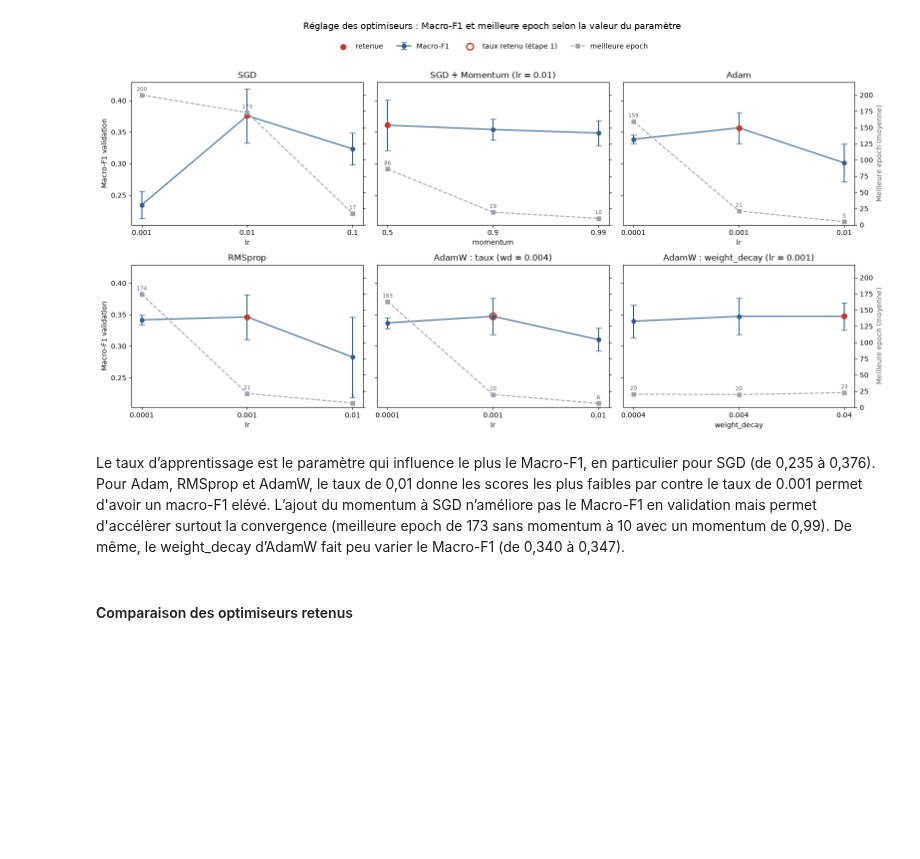
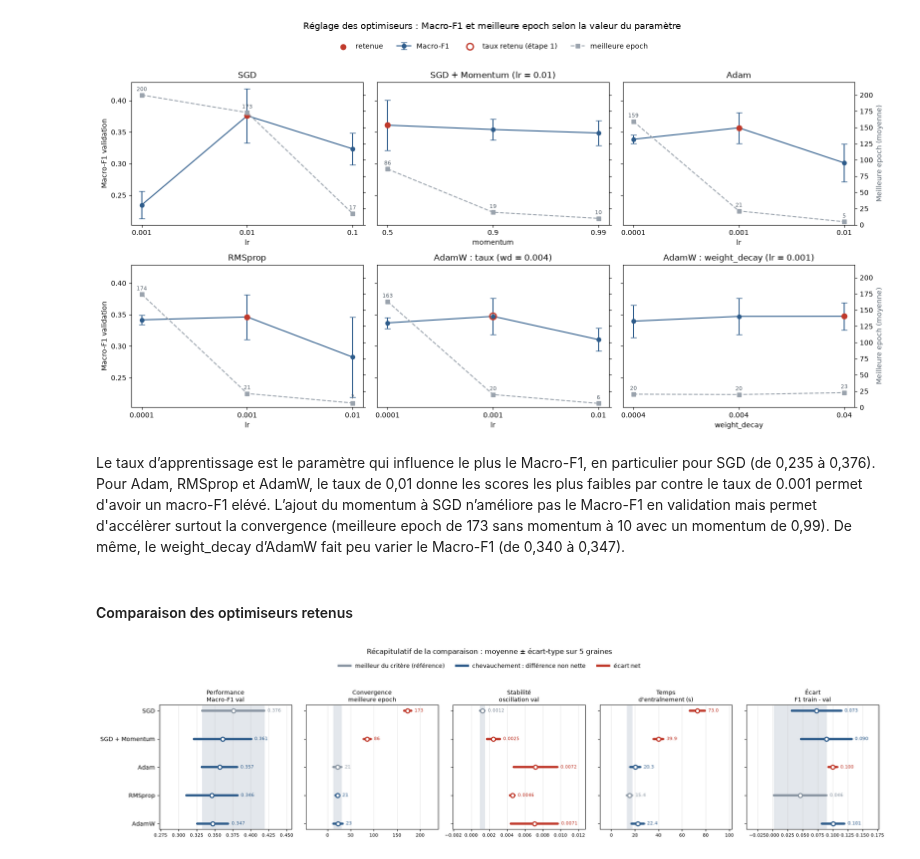
Before and after one commit to DanielYahiri/school-project, a Jupyter notebook: experience A.ipynb, the cells around one changed output. Drawn from its saved outputs; the diff is of its cells as text; code cells hidden in the pictures; blank space fills up the shorter version.

```diff
--- a/experience A.ipynb
+++ b/experience A.ipynb
@@ -705,27 +706,65 @@ Le taux d’apprentissage est le paramètre qui influence le plus le Macro-F1, e
 # %% [markdown]
 #### Comparaison des optimiseurs retenus
 # %%
-# B.6 Tableau récapitulatif des optimiseurs retenus (validation, moyenne ± écart-type sur 5 graines)
-# Une colonne par critère de l'énoncé :
-#   performance en validation   -> val_f1_macro (critère principal), val_mcc et métriques complémentaires
-#   convergence                 -> meilleure_epoch (epoch du minimum de la perte de validation)
-#   stabilité des courbes       -> instabilite_val (oscillations) et écarts-types entre graines
-#   temps d'entraînement        -> temps_s (dépend aussi de la charge de l'ordinateur)
-#   écart entraînement / valid. -> ecart_f1_train_val
+# Tableau récapitulatif des optimiseurs retenus (validation, moyenne ± écart-type sur 5 graines)
+
 
 garder = [(o, RETENUES[o]) for o in OPTIMISEURS]
 resultats_B = reglage_df[[(o, c) in garder for o, c in zip(reglage_df["optimiseur"], reglage_df["config"])]].copy()
 resultats_B.to_csv(os.path.join(DOSSIER_SORTIE_B, "resultats_detailles.csv"), index=False)
 
 colonnes_B = ["val_f1_macro", "val_mcc", "val_accuracy", "val_precision_macro", "val_recall_macro",
               "val_f1_pondere", "ecart_f1_train_val", "meilleure_epoch", "epochs_effectuees",
               "instabilite_val", "temps_s"]
 recap_B = resultats_B.groupby("optimiseur")[colonnes_B].agg(["mean", "std"]).loc[OPTIMISEURS]
 
 tableau_B = pd.DataFrame(index=recap_B.index)
 tableau_B["Configuration"] = [RETENUES[o] for o in OPTIMISEURS]
 for c in colonnes_B:
     dec = 0 if c in ("meilleure_epoch", "epochs_effectuees") else (1 if c == "temps_s" else 3)
     tableau_B[c] = [f"{m:.{dec}f} ± {s:.{dec}f}" for m, s in zip(recap_B[(c, "mean")], recap_B[(c, "std")])]
 tableau_B.to_csv(os.path.join(DOSSIER_SORTIE_B, "recapitulatif_optimiseurs.csv"))
-display(tableau_B)
+
+
+criteres_chev = [  # (colonne, titre, format, sens : True = plus grand est meilleur)
+    ("val_f1_macro", "Performance\nMacro-F1 val", ".3f", True),
+    ("meilleure_epoch", "Convergence\nmeilleure epoch", ".0f", False),
+    ("instabilite_val", "Stabilité\noscillation val", ".4f", False),
+    ("temps_s", "Temps\nd'entraînement (s)", ".1f", False),
+    ("ecart_f1_train_val", "Écart\nF1 train - val", ".3f", False),
+]
+stats_chev = resultats_B.groupby("optimiseur")[[c for c, _, _, _ in criteres_chev]].agg(["mean", "std"]).loc[OPTIMISEURS]
+
+fig, axes = plt.subplots(1, len(criteres_chev), figsize=(19, 4.8), sharey=True)
+y = np.arange(len(OPTIMISEURS))[::-1]                        # premier optimiseur en haut
+for ax, (col, titre, fmt, plus_grand_meilleur) in zip(axes, criteres_chev):
+    m, s = stats_chev[(col, "mean")], stats_chev[(col, "std")]
+    meilleur = m.idxmax() if plus_grand_meilleur else m.idxmin()
+    bas_ref, haut_ref = m[meilleur] - s[meilleur], m[meilleur] + s[meilleur]
+    ax.axvspan(bas_ref, haut_ref, color="#e3e7ec")             # bande de référence
+    for yi, opt in zip(y, OPTIMISEURS):
+        bas, haut = m[opt] - s[opt], m[opt] + s[opt]
+        if opt == meilleur:
+            c = "#8a96a3"
+        else:
+            chevauche = bas <= haut_ref and haut >= bas_ref
+            c = "#2e5c8b" if chevauche else "#c0392b"
+        ax.plot([bas, haut], [yi, yi], color=c, lw=4, solid_capstyle="round")
+        ax.plot(m[opt], yi, "o", color="white", mec=c, mew=2, ms=7)
+        ax.text(haut, yi, f"  {m[opt]:{fmt}}", va="center", fontsize=8, color=c)
+    ax.set_title(titre, fontsize=10)
+    ax.margins(x=0.35)                                         # place pour les valeurs à droite
+    ax.grid(axis="x", alpha=0.3)
+    ax.tick_params(axis="x", labelsize=8)
+axes[0].set_yticks(y, OPTIMISEURS)
+
+legende = [Line2D([0], [0], color="#8a96a3", lw=4, label="meilleur du critère (référence)"),
+           Line2D([0], [0], color="#2e5c8b", lw=4, label="chevauchement : différence non nette"),
+           Line2D([0], [0], color="#c0392b", lw=4, label="écart net")]
+fig.legend(handles=legende, loc="upper center", ncol=3, bbox_to_anchor=(0.5, 0.93), frameon=False, fontsize=10)
+fig.suptitle("Récapitulatif de la comparaison : moyenne ± écart-type sur 5 graines", fontsize=12)
+plt.tight_layout(rect=[0, 0, 1, 0.88])
+plt.savefig(os.path.join(DOSSIER_SORTIE_B, "recapitulatif_chevauchement.png"), dpi=150)
+plt.show()
+# %% [output]
+[figure, added]
```
Also changed, not shown: parts of 11 cells of this notebook, 10 other files.
